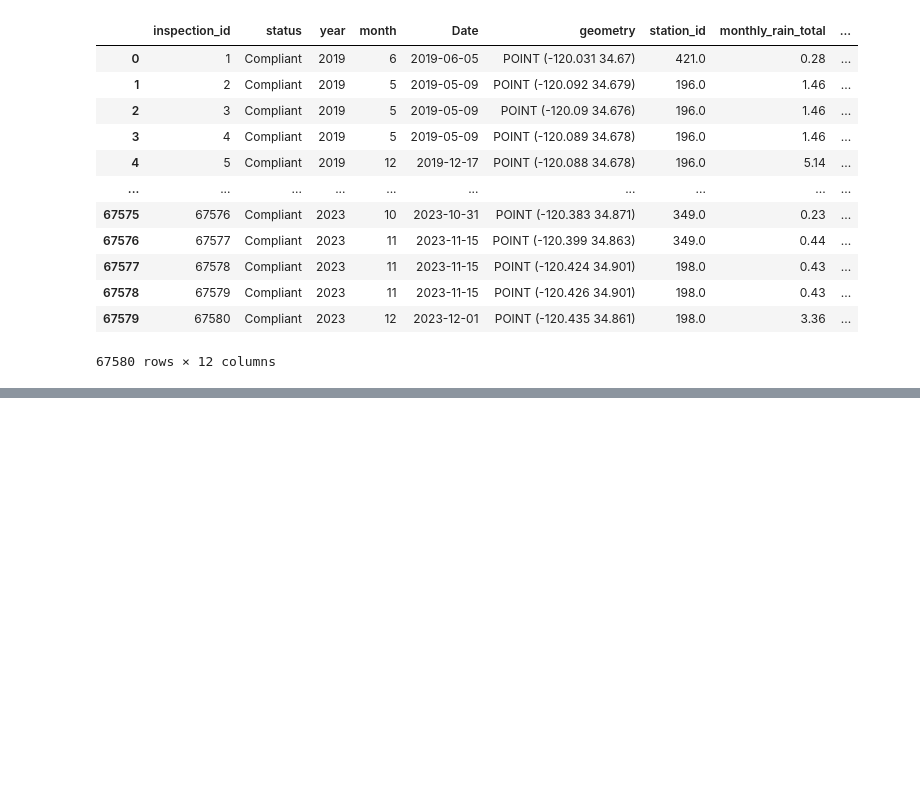
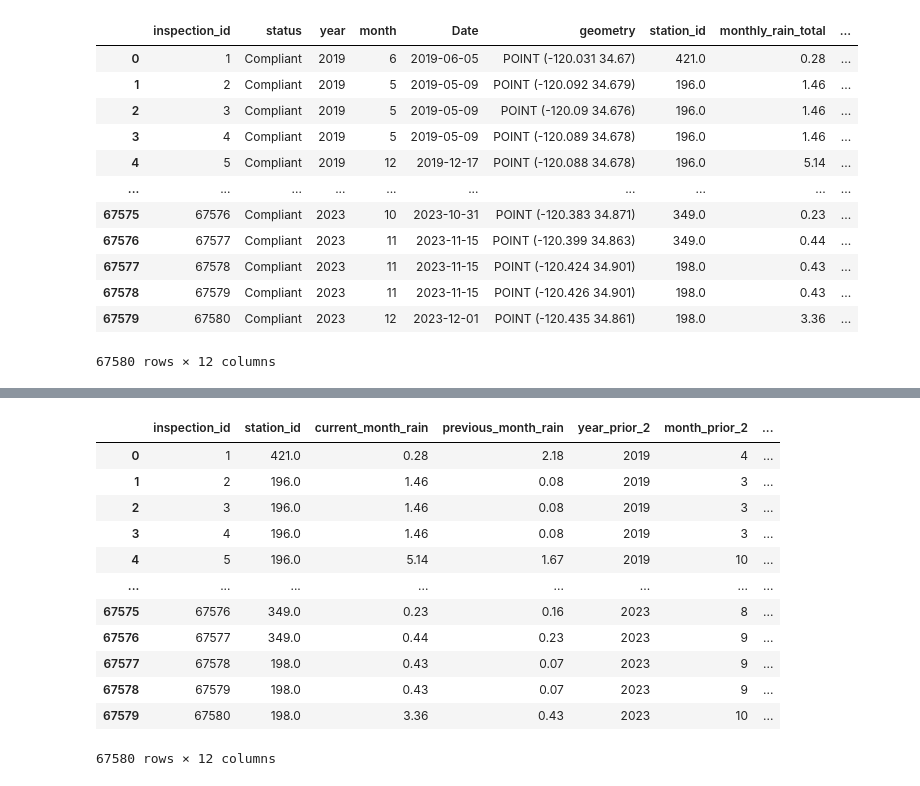
Before and after one commit to wildfire-prep/data-preparation, a Jupyter notebook: code/03_rainfall/join_rainfall.ipynb, the cells around one changed output, grey strips where cells are left out. Drawn from its saved outputs; the diff is of its cells as text; code cells hidden in the pictures; blank space fills up the shorter version.

```diff
--- a/code/03_rainfall/join_rainfall.ipynb
+++ b/code/03_rainfall/join_rainfall.ipynb
@@ -211,0 +227,25 @@ KeyError: "['current_month_rain', 'previous_month_rain'] not in index"
+# %%
+rain_final = rain_final.merge(
+    rain_data,
+    left_on=['station_id', 'year_prior_2', 'month_prior_2'],
+    right_on=['station_id', 'year', 'month'],
+    how='left'
+)
+
+rain_final = rain_final.rename(columns = {'monthly_rain_total': 'two_months_prior_rain'})
+
+rain_final
+# %% [output]
+|  | inspection_id | station_id | current_month_rain | previous_month_rain | year_prior_2 | month_prior_2 | ... |
+| 0 | 1 | 421.0 | 0.28 | 2.18 | 2019 | 4 | ... |
+| 1 | 2 | 196.0 | 1.46 | 0.08 | 2019 | 3 | ... |
+| 2 | 3 | 196.0 | 1.46 | 0.08 | 2019 | 3 | ... |
+| 3 | 4 | 196.0 | 1.46 | 0.08 | 2019 | 3 | ... |
+| 4 | 5 | 196.0 | 5.14 | 1.67 | 2019 | 10 | ... |
+| ... | ... | ... | ... | ... | ... | ... | ... |
+| 67575 | 67576 | 349.0 | 0.23 | 0.16 | 2023 | 8 | ... |
+| 67576 | 67577 | 349.0 | 0.44 | 0.23 | 2023 | 9 | ... |
+| 67577 | 67578 | 198.0 | 0.43 | 0.07 | 2023 | 9 | ... |
+| 67578 | 67579 | 198.0 | 0.43 | 0.07 | 2023 | 9 | ... |
+| 67579 | 67580 | 198.0 | 3.36 | 0.43 | 2023 | 10 | ... |
+67580 rows × 12 columns
```
Also changed, not shown: parts of 6 cells of this notebook, 1 other file.
